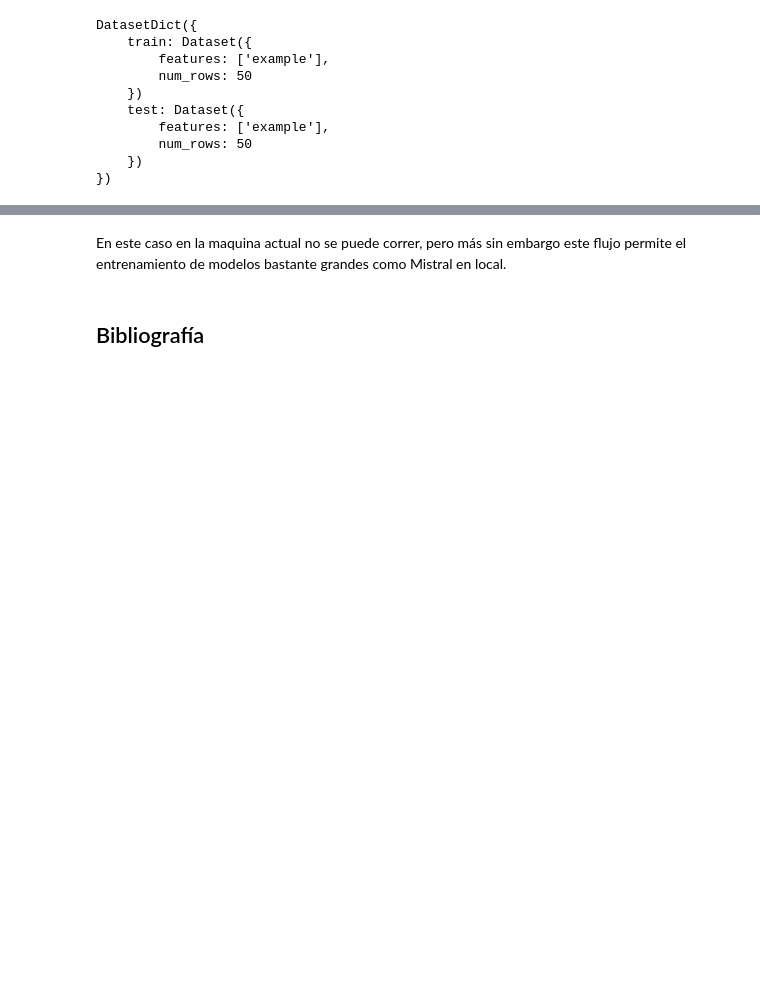
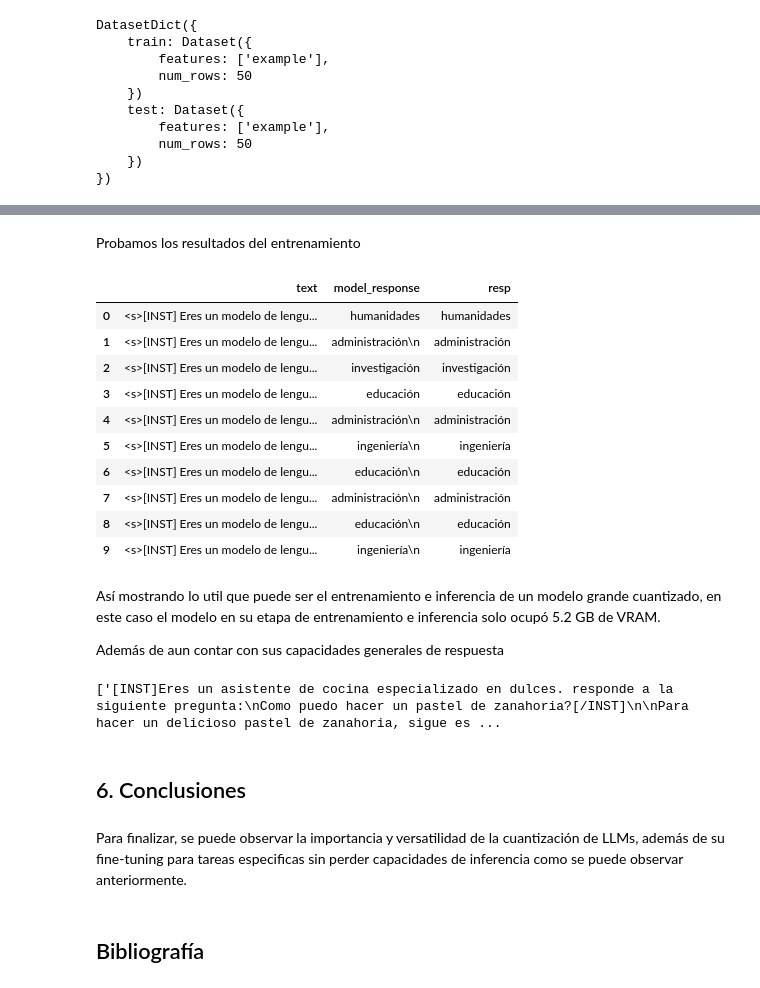
Before and after one commit to Astolfo2332/VIU_act, a Jupyter notebook: LoRa_Ananysis.ipynb, the cells around one changed output, grey strips where cells are left out. Drawn from its saved outputs; the diff is of its cells as text; code cells hidden in the pictures; blank space fills up the shorter version.

Commit message:
add(notebooks) conclusiones

```diff
--- a/LoRa_Ananysis.ipynb
+++ b/LoRa_Ananysis.ipynb
@@ -466,7 +487,7 @@ device
 # %%
-model_name = "TheBloke/Mistral-7B-Instruct-v0.2-GPTQ"
+model_name = "TheBloke/CapybaraHermes-2.5-Mistral-7B-GPTQ"
 model = AutoModelForCausalLM.from_pretrained(model_name,
-                                            device_map=device,
+                                            device_map="auto",
                                              trust_remote_code=False,
                                              revision="main")
 # %% [output]
@@ -488,7 +521,7 @@ config = LoraConfig(
   target_modules=["q_proj"],
   lora_dropout=0.5,
   bias="none",
-  task_type="zero shot"
+  task_type="CAUSAL_LM"
 )
 model = get_peft_model(model, config)
 model.print_trainable_parameters()
@@ -598,2 +640,53 @@ TypeError: AdamW.__init__() got an unexpected keyword argument 'is_paged'
-# %% [markdown]
-En este caso en la maquina actual no se puede correr, pero más sin embargo este flujo permite el entrenamiento de modelos bastante grandes como Mistral en local.
+# %% [markdown]
+Probamos los resultados del entrenamiento
+# %%
+
+data = {"example": [promt.format(category=categories, text=text, response="") for text, category in class_labels.items()]}
+resp = {"resp": [category for category in class_labels.values()]}
+
+indices = random.sample(range(len(class_labels)), 10)
+data_test =  [data["example"][i] for i in indices]
+data_resp = [resp["resp"][i] for i in indices]
+
+inputs = []
+for i in range(len(data_test)):
+    inputs.append(tokenizer(data_test[i], return_tensors="pt"))
+# %%
+model.eval()
+
+model_responses = []
+for i in range(len(inputs)):
+
+  model_output = model.generate(
+      input_ids=inputs[i]["input_ids"].to(device),
+      attention_mask=inputs[i]["attention_mask"].to(device),
+      max_new_tokens=100,
+      eos_token_id=tokenizer.eos_token_id,
+      pad_token_id=tokenizer.eos_token_id,
+  )
+
+  generated_text = tokenizer.batch_decode(model_output, skip_special_tokens=True)
+  model_responses.append(generated_text)
+# %%
+import pandas as pd
+#Se limpia la información de la respuesta del modelo
+model_responses_2 = [("<s>" + model_responses[i][0]).replace(data_test[i], "").split(" ")[0].split("[SOL]")[0] for i, _ in enumerate(data_test)]
+
+df = pd.DataFrame({"text": data_test, "model_response": model_responses_2, "resp": data_resp})
+df
+# %% [output]
+|  | text | model_response | resp |
+| 0 | <s>[INST] Eres un modelo de lengu... | humanidades | humanidades |
+| 1 | <s>[INST] Eres un modelo de lengu... | administración\n | administración |
+| 2 | <s>[INST] Eres un modelo de lengu... | investigación | investigación |
+| 3 | <s>[INST] Eres un modelo de lengu... | educación | educación |
+| 4 | <s>[INST] Eres un modelo de lengu... | administración\n | administración |
+| 5 | <s>[INST] Eres un modelo de lengu... | ingeniería\n | ingeniería |
+| 6 | <s>[INST] Eres un modelo de lengu... | educación\n | educación |
+| 7 | <s>[INST] Eres un modelo de lengu... | administración\n | administración |
+| 8 | <s>[INST] Eres un modelo de lengu... | educación\n | educación |
+| 9 | <s>[INST] Eres un modelo de lengu... | ingeniería\n | ingeniería |
+# %% [markdown]
+Así mostrando lo util que puede ser el entrenamiento e inferencia de un modelo grande cuantizado, en este caso el modelo en su etapa de entrenamiento e inferencia solo ocupó 5.2 GB de VRAM.
+
+Además de aun contar con sus capacidades generales de respuesta
@@ -600,3 +706,12 @@ En este caso en la maquina actual no se puede correr, pero más sin embargo este
+# %%
+generated_text = tokenizer.batch_decode(model_output, skip_special_tokens=True)
+display(generated_text)
+# %% [output]
+['[INST]Eres un asistente de cocina especializado en dulces. responde a la siguiente pregunta:\nComo puedo hacer un pastel de zanahoria?[/INST]\n\nPara hacer un delicioso pastel de zanahoria, sigue es ...
+# %% [markdown]
+## 6. Conclusiones
+# %% [markdown]
+Para finalizar, se puede observar la importancia y versatilidad de la cuantización de LLMs, además de su fine-tuning para tareas especificas sin perder capacidades de inferencia como se puede observar anteriormente.
 # %% [markdown]
 ## Bibliografía
 # %% [markdown]
```
Also changed, not shown: parts of 18 cells of this notebook, 1 other file.
